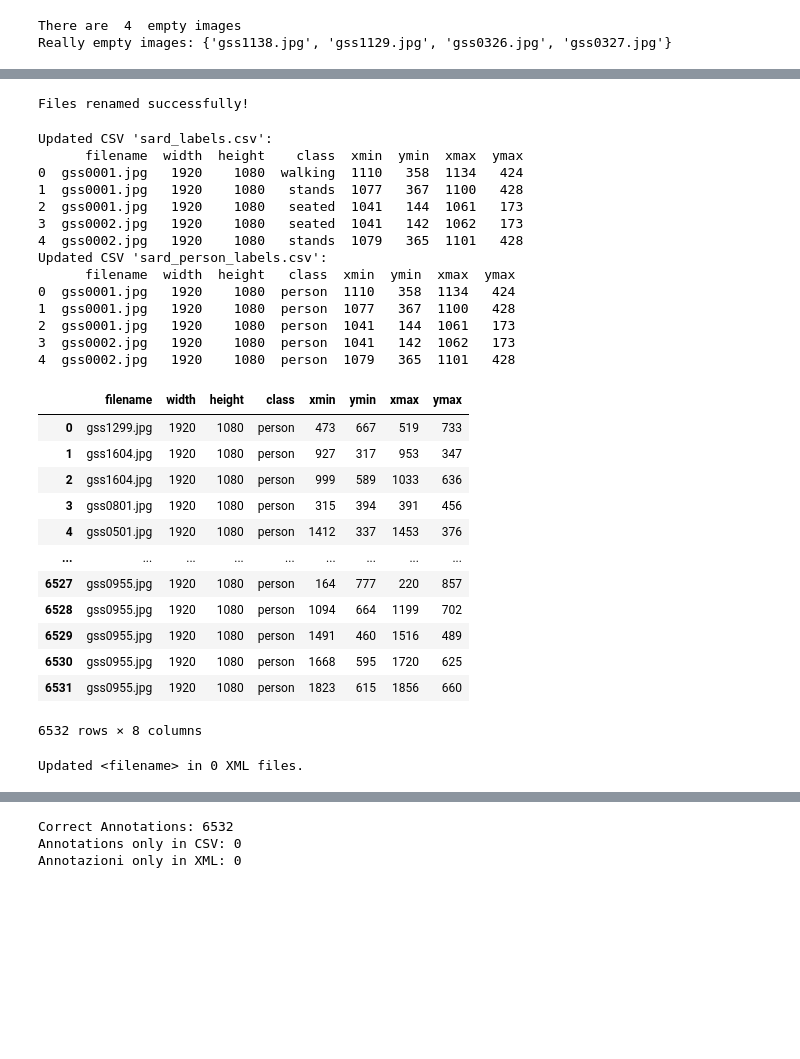
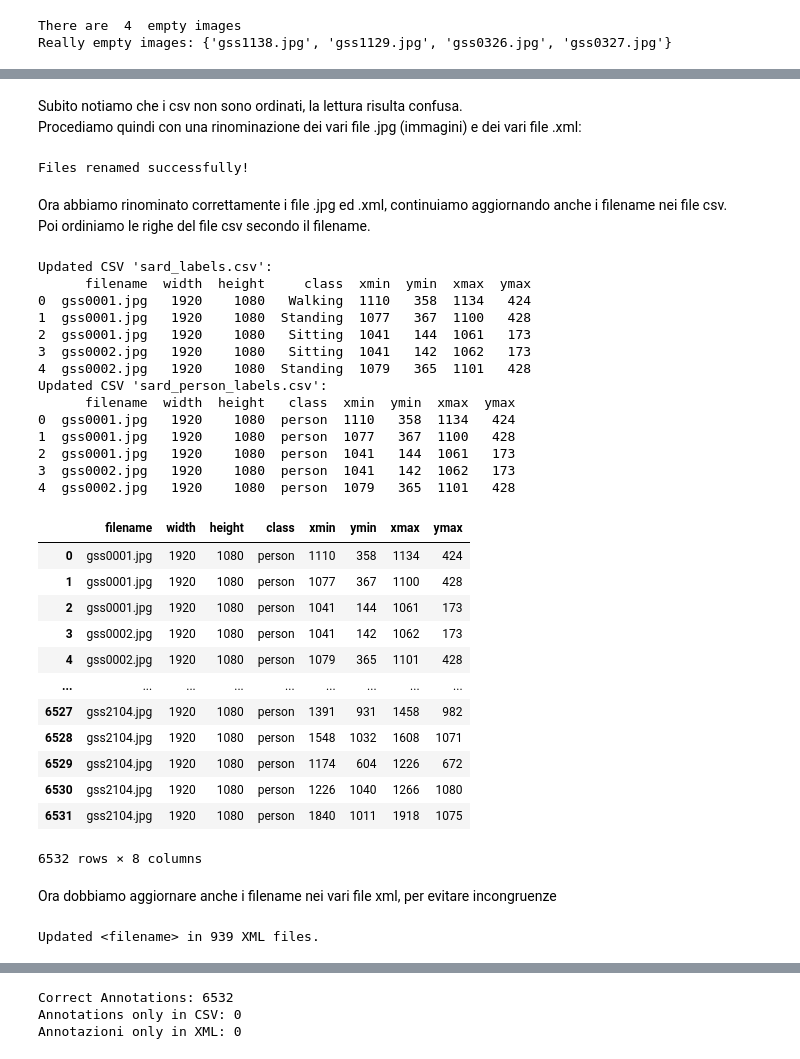
Before and after one commit to PavanDaniele/drone-person-detection, a Jupyter notebook: data_exploration.ipynb, the cells around one changed output, grey strips where cells are left out. Cells and saved outputs as stored; diff of their text form; code cells hidden in the pictures; blank space fills up the shorter version.

```diff
--- a/data_exploration.ipynb
+++ b/data_exploration.ipynb
@@ -132,0 +172,19 @@ Name: image_filename, dtype: int64
+# %%
+# Controllare se ci sono immagini jpg senza file xml associati o viceversa, in tal caso dovremmo eliminare questi file
+
+# check_image_xml_consistency
+
+sard_dataset_path = '/content/drive/MyDrive/projectUPV/datasets/SARD_dataset/SARD'
+inconsistencies_sard = check_image_xml_consistency(sard_dataset_path)
+
+# Let's see which files aren't matching
+total_unmatched_sard = len(inconsistencies_sard["images_without_xml"]) + len(inconsistencies_sard["xml_without_images"])
+print("Total unmatched files:", total_unmatched_sard)
+
+print("\nImages without XML:")
+for f in inconsistencies_sard['images_without_xml']:
+  print(f"  - {f}.jpg")
+
+print("\nXML files without image:")
+for f in inconsistencies_sard['xml_without_images']:
+  print(f"  - {f}.xml")
@@ -193,3 +287,6 @@ read_file_csv(folder_path_sard, 'sard_labels.csv')
+# %% [markdown]
+Subito notiamo che i csv non sono ordinati, la lettura risulta confusa. \
+Procediamo quindi con una rinominazione dei vari file .jpg (immagini) e dei vari file .xml:
 # %%
 # As we see, the file is not sorted. We want to order it but first we should rename also the images and .xml files
 
@@ -221,6 +318,9 @@ def rename_images_and_xml_files(folder_path, prefix="gss"): # To rename a .jpg i
 rename_images_and_xml_files(folder_path_sard)
 # %% [output]
 Files renamed successfully!
+# %% [markdown]
+Ora abbiamo rinominato correttamente i file .jpg ed .xml, continuiamo aggiornando anche i filename nei file csv.  \
+Poi ordiniamo le righe del file csv secondo il filename.
 # %%
 # Modify the names in gssNNNN.jpg format
 def format_filename(old_name, prefix="gss"):
@@ -235,58 +335,62 @@ def update_csv_filenames(folder_path, csv_file, prefix="gss"): # to change the f
 
   Args:
     folder_path (str): Path to dataset containing csv
     csv_file (str): Name of the CSV file
     prefix (str): Prefix to add to the new filenames
   """
   # After renaming, update the filenames in the CSV
   csv_path = os.path.join(folder_path, csv_file)
   df = pd.read_csv(csv_path)
 
   df['filename'] = df['filename'].apply(format_filename)
-  df.to_csv(csv_path, index=False)
 
   # Sort de dataframe by filename
   df = df.sort_values(by='filename').reset_index(drop=True)
+
+  # Save the updated and sorted DataFrame
+  df.to_csv(csv_path, index=False)
 
   # Print the updated DataFrame to verify the changes
   print(f"Updated CSV '{csv_file}':")
   print(df.head())  # Print first few rows to verify
 
-# update_csv_filenames(folder_path_sard, 'sard_labels.csv')
-# update_csv_filenames(folder_path_sard, 'sard_person_labels.csv')
+update_csv_filenames(folder_path_sard, 'sard_labels.csv')
+read_file_csv(folder_path_sard, 'sard_labels.csv')
 
-# read_file_csv(folder_path_sard, 'sard_labels.csv')
-# read_file_csv(folder_path_sard, 'sard_person_labels.csv')
+update_csv_filenames(folder_path_sard, 'sard_person_labels.csv')
+read_file_csv(folder_path_sard, 'sard_person_labels.csv')
 # %% [output]
 Updated CSV 'sard_labels.csv':
-      filename  width  height    class  xmin  ymin  xmax  ymax
-0  gss0001.jpg   1920    1080  walking  1110   358  1134   424
-1  gss0001.jpg   1920    1080   stands  1077   367  1100   428
-2  gss0001.jpg   1920    1080   seated  1041   144  1061   173
-3  gss0002.jpg   1920    1080   seated  1041   142  1062   173
-4  gss0002.jpg   1920    1080   stands  1079   365  1101   428
+      filename  width  height     class  xmin  ymin  xmax  ymax
+0  gss0001.jpg   1920    1080   Walking  1110   358  1134   424
+1  gss0001.jpg   1920    1080  Standing  1077   367  1100   428
+2  gss0001.jpg   1920    1080   Sitting  1041   144  1061   173
+3  gss0002.jpg   1920    1080   Sitting  1041   142  1062   173
+4  gss0002.jpg   1920    1080  Standing  1079   365  1101   428
 Updated CSV 'sard_person_labels.csv':
       filename  width  height   class  xmin  ymin  xmax  ymax
 0  gss0001.jpg   1920    1080  person  1110   358  1134   424
 1  gss0001.jpg   1920    1080  person  1077   367  1100   428
 2  gss0001.jpg   1920    1080  person  1041   144  1061   173
 3  gss0002.jpg   1920    1080  person  1041   142  1062   173
 4  gss0002.jpg   1920    1080  person  1079   365  1101   428
 |  | filename | width | height | class | xmin | ymin | xmax | ymax |
-| 0 | gss1299.jpg | 1920 | 1080 | person | 473 | 667 | 519 | 733 |
-| 1 | gss1604.jpg | 1920 | 1080 | person | 927 | 317 | 953 | 347 |
-| 2 | gss1604.jpg | 1920 | 1080 | person | 999 | 589 | 1033 | 636 |
-| 3 | gss0801.jpg | 1920 | 1080 | person | 315 | 394 | 391 | 456 |
-| 4 | gss0501.jpg | 1920 | 1080 | person | 1412 | 337 | 1453 | 376 |
+| 0 | gss0001.jpg | 1920 | 1080 | person | 1110 | 358 | 1134 | 424 |
+| 1 | gss0001.jpg | 1920 | 1080 | person | 1077 | 367 | 1100 | 428 |
+| 2 | gss0001.jpg | 1920 | 1080 | person | 1041 | 144 | 1061 | 173 |
+| 3 | gss0002.jpg | 1920 | 1080 | person | 1041 | 142 | 1062 | 173 |
+| 4 | gss0002.jpg | 1920 | 1080 | person | 1079 | 365 | 1101 | 428 |
 | ... | ... | ... | ... | ... | ... | ... | ... | ... |
-| 6527 | gss0955.jpg | 1920 | 1080 | person | 164 | 777 | 220 | 857 |
-| 6528 | gss0955.jpg | 1920 | 1080 | person | 1094 | 664 | 1199 | 702 |
-| 6529 | gss0955.jpg | 1920 | 1080 | person | 1491 | 460 | 1516 | 489 |
-| 6530 | gss0955.jpg | 1920 | 1080 | person | 1668 | 595 | 1720 | 625 |
-| 6531 | gss0955.jpg | 1920 | 1080 | person | 1823 | 615 | 1856 | 660 |
+| 6527 | gss2104.jpg | 1920 | 1080 | person | 1391 | 931 | 1458 | 982 |
+| 6528 | gss2104.jpg | 1920 | 1080 | person | 1548 | 1032 | 1608 | 1071 |
+| 6529 | gss2104.jpg | 1920 | 1080 | person | 1174 | 604 | 1226 | 672 |
+| 6530 | gss2104.jpg | 1920 | 1080 | person | 1226 | 1040 | 1266 | 1080 |
+| 6531 | gss2104.jpg | 1920 | 1080 | person | 1840 | 1011 | 1918 | 1075 |
 6532 rows × 8 columns
+# %% [markdown]
+Ora dobbiamo aggiornare anche i filename nei vari file xml, per evitare incongruenze
 # %%
-def update_xml_filenames(folder_path, prefix="gss"): # To update the filename tag in each xml file in a folder
+def update_xml_filenames_sard(folder_path, prefix="gss"): # To update the filename tag in each xml file in a folder
   """
   Update the <filename> tag in each XML file in the folder to follow gssNNNN.jpg format.
 
@@ -317,6 +421,6 @@ def update_xml_filenames(folder_path, prefix="gss"): # To update the filename ta
 
   print(f"Updated <filename> in {updated} XML files.")
 
-update_xml_filenames(folder_path_sard)
+update_xml_filenames_sard(folder_path_sard)
 # %% [output]
-Updated <filename> in 0 XML files.
+Updated <filename> in 939 XML files.
```
Also changed, not shown: parts of 34 cells of this notebook.
